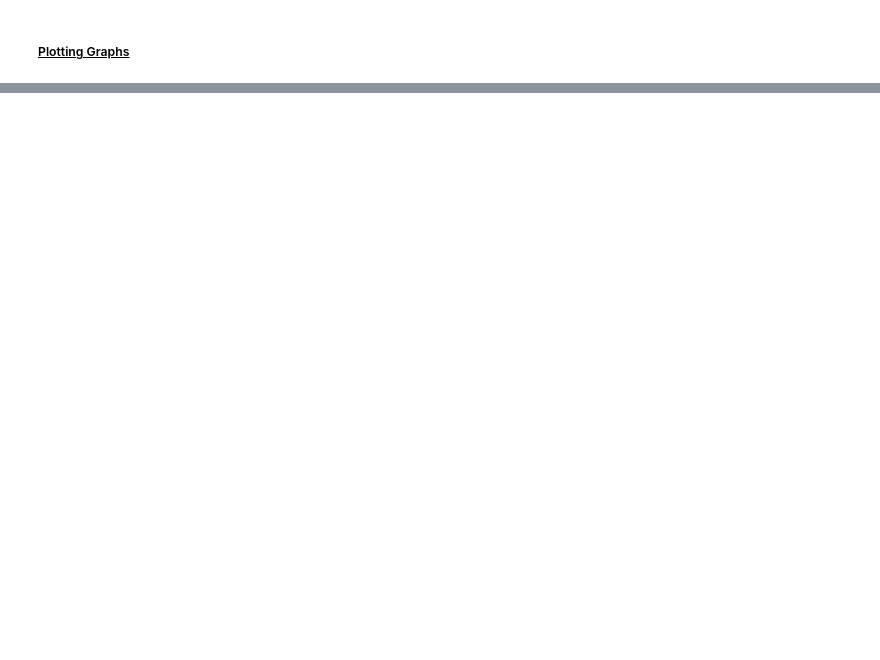
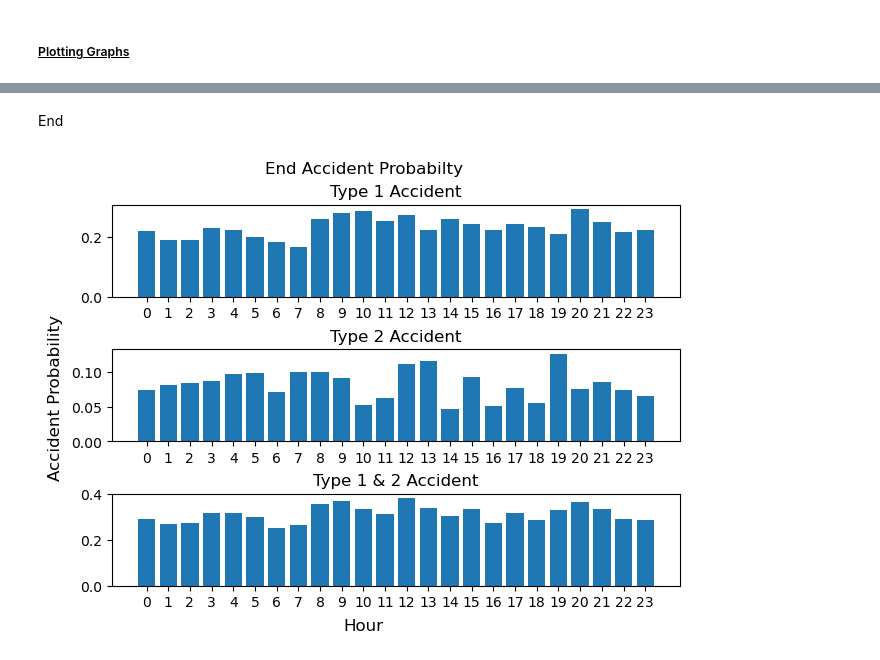
Before and after one commit to ThomasQTruong/CS-4650, a Jupyter notebook: project3/HW3_Thomas_Truong.ipynb, the cells around one changed output, grey strips where cells are left out. Cells and saved outputs as stored; diff of their text form; code cells hidden in the pictures; blank space fills up the shorter version.

```diff
--- a/project3/HW3_Thomas_Truong.ipynb
+++ b/project3/HW3_Thomas_Truong.ipynb
@@ -219,0 +252,13 @@ start_result
+# %%
+# Calculate all probabilites and store it into an array.
+end_probs = []
+unique_ends = [value for value, df in dataframe_bins.groupby("_End")]
+for unique_value in unique_ends:
+  end_probs.append(get_accident_probability(dataframe_bins, "_End", unique_value))
+
+
+# Turn into DataFrame.
+end_result = pd.DataFrame(end_probs)
+
+# Display DataFrame.
+end_result
@@ -235,0 +452,6 @@ plt.show()
+# %% [markdown]
+End
+# %%
+plot_accidents("End", end_result, unique_ends, "Hour")
+# %% [output]
+[figure, added]
```
Also changed, not shown: parts of 42 cells of this notebook.
